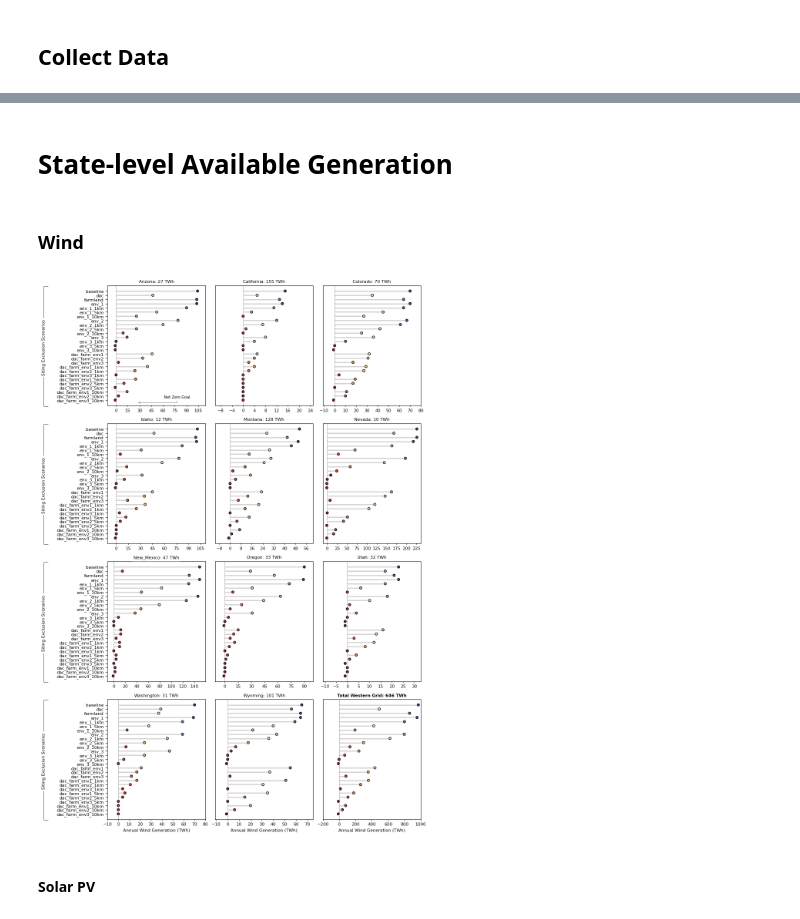
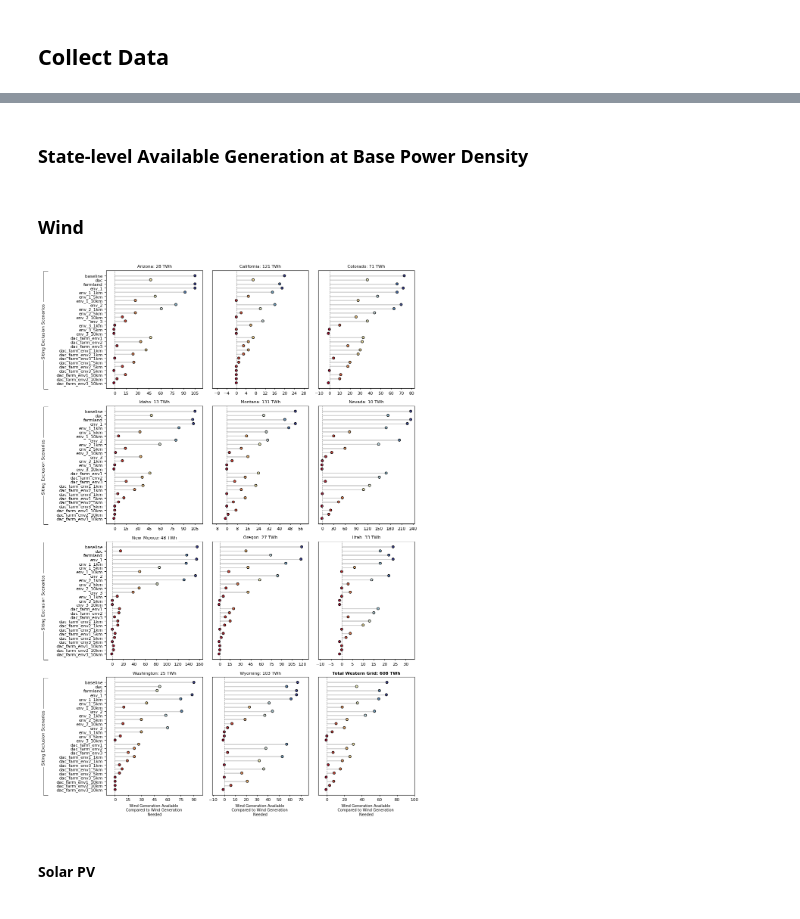
Before and after one commit to GODEEEP/mongird-etal_2024, a Jupyter notebook: notebooks/plot_generation_suitability_comparison_charts.ipynb, the cells around one changed output, grey strips where cells are left out. Cells and saved outputs as stored; diff of their text form; code cells hidden in the pictures.

```diff
--- a/notebooks/plot_generation_suitability_comparison_charts.ipynb
+++ b/notebooks/plot_generation_suitability_comparison_charts.ipynb
@@ -391,9 +418,9 @@ fig.show()
 # %% [markdown]
-# State-level Available Generation
+### State-level Available Generation at Base Power Density
 # %% [markdown]
 ### Wind
 # %%
-### height = 18
+height = 18
 width = 10.5
 
 fig = plt.figure()
@@ -436,7 +463,7 @@ for i in range(len(region_list)):
     plot_df['diff'] = plot_df['diff'].astype(int)
     my_range=range(1,len(plot_df.index)+1)
 
-    vmax =max(plot_df.total_gen.max(), plot_df.clean_grid_mwh.max())
+    vmax =max(plot_df.total_gen.max(), plot_df.target_gen.max())
 
     x_val_max = plot_df['diff'].max() + 10
     x_val_min = plot_df['diff'].min() - 10
@@ -458,69 +485,60 @@ for i in range(len(region_list)):
 
     if i in [1, 2, 4, 5, 7, 8, 10]:
         ax_list[i].tick_params(axis='y',which='both', bottom=False, top=False, left=False, labelleft=False, labelbottom=False)
-    ax_list[i].annotate(f"{region.title()}: {int(round(plot_df['clean_grid_mwh'].mean(), 0))} TWh", xy=(.5, 1.05), xytext=(.5, 1.05), xycoords='axes fraction',
+    ax_list[i].annotate(f"{region.title()}: {int(round(plot_df['target_gen'].mean(), 0))} TWh", xy=(.5, 1.05), xytext=(.5, 1.05), xycoords='axes fraction',
                         fontsize=8, ha='center', va='top',
             bbox=dict(boxstyle='square', fc='white', color='white'))
-            #arrowprops=dict(arrowstyle='-[, widthB=11.2, lengthB=2', lw=.75, color='k'))
-
 
 west_df = wind.copy()
-west_df = west_df[['analysis', 'Rank','diff', 'total_gen', 'clean_grid_mwh']].groupby(['analysis', 'Rank'], as_index=False).sum()
+west_df = west_df[west_df.tech_name_simple == 'Wind_120m'].copy()
+west_df = west_df[west_df.power_density_mw == 12]
+
+west_df = west_df[['analysis', 'Rank','diff', 'total_gen', 'target_gen']].groupby(['analysis', 'Rank'], as_index=False).sum()
+west_df['diff'] = (west_df['total_gen'] - west_df['target_gen']) / west_df['target_gen']
 west_df.sort_values(['Rank'], ascending = [False], inplace = True)
 my_range=range(1,len(west_df.index)+1)
 
-vmax =max(west_df.total_gen.max(), west_df.clean_grid_mwh.max())
+vmax =max(west_df.total_gen.max(), west_df.target_gen.max())
 
 ax_4c.hlines(y=my_range, xmin=0, xmax=west_df['diff'], color='grey', alpha=.35, lw=2)
-ax_4c.scatter(west_df['diff'], my_range, c=west_df['total_gen'], s = 20, edgecolor='black', alpha=1 ,
-                cmap='RdYlBu', vmin=-100, vmax=vmax)
+ax_4c.scatter(west_df['diff'], my_range, c=west_df['total_gen'], s = 20, edgecolor='black', alpha=1 ,cmap='RdYlBu', vmin=-100, vmax=vmax)
 ax_4c.axvline(x = 0, linestyle='dashed', color = 'gray', lw=.75)
 ax_4c.tick_params(axis='y',which='both', bottom=False, top=False, left=False, labelleft=False, labelbottom=False)
 ax_4c.tick_params(axis='x',which='both', bottom=True, top=False, labelbottom=True, size=2, labelsize=8)
-ax_4c.annotate(f"Total Western Grid: {int(round(west_df['clean_grid_mwh'].mean(), 0))} TWh", xy=(.5, 1.05), xytext=(.5, 1.05), xycoords='axes fraction',
+ax_4c.annotate(f"Total Western Grid: {int(round(west_df['target_gen'].mean(), 0))} TWh", xy=(.5, 1.05), xytext=(.5, 1.05), xycoords='axes fraction',
                         fontsize=8, ha='center', va='top', weight='bold',
                         bbox=dict(boxstyle='square', fc='white', color='white'))
 
-ax_4a.set_xlabel('Annual Wind Generation (TWh)', size=8)
-ax_4b.set_xlabel('Annual Wind Generation (TWh)', size=8)
-ax_4c.set_xlabel('Annual Wind Generation (TWh)', size=8)
+ax_4a.set_xlabel('Wind Generation Available \nCompared to Wind Generation \nNeeded', size=7)
+ax_4b.set_xlabel('Wind Generation Available \nCompared to Wind Generation \nNeeded', size=7)
+ax_4c.set_xlabel('Wind Generation Available \nCompared to Wind Generation \nNeeded', size=7)
 
-ax_4c.set_xlim(right=1000, left=-200)
-ax_1a.annotate(
-    'Net Zero Goal',
-    xy=(27, .4), xycoords='data',
-    xytext=(50, 8.5), textcoords='offset points',fontsize=7,
-    arrowprops=dict(arrowstyle="->",  lw=.4,
-                    connectionstyle="angle,angleA=90,angleB=0,rad=0"))
 
-ax_1a.annotate(
-    'Generation Potential',
-    xy=(870, 3), xycoords='data',
-    xytext=(30, 13), textcoords='offset points',fontsize=7,
-    arrowprops=dict(arrowstyle="->",  lw=.4,
-                    connectionstyle="angle,angleA=90,angleB=0,rad=3"))
+ax_4c.set_xlim(right=100, left=-10)
+
 
 ax_1a.annotate('Siting Exclusion Scenarios', xy=(-.65, .72), xytext=(-.65, .72), xycoords='axes fraction',
             fontsize=8, ha='center', va='top', rotation = 90,
             bbox=dict(boxstyle='square', fc='white', color='white'),
             arrowprops=dict(arrowstyle=']-, widthA=14, lengthA=1, angleA=90',lw=.6, color='k'))
 
 ax_2a.annotate('Siting Exclusion Scenarios', xy=(-.65, .72), xytext=(-.65, .72), xycoords='axes fraction',
             fontsize=8, ha='center', va='top', rotation = 90,
             bbox=dict(boxstyle='square', fc='white', color='white'),
             arrowprops=dict(arrowstyle=']-, widthA=14, lengthA=1, angleA=90',lw=.6, color='k'))
 ax_3a.annotate('Siting Exclusion Scenarios', xy=(-.65, .72), xytext=(-.65, .72), xycoords='axes fraction',
             fontsize=8, ha='center', va='top', rotation = 90,
             bbox=dict(boxstyle='square', fc='white', color='white'),
             arrowprops=dict(arrowstyle=']-, widthA=14, lengthA=1, angleA=90',lw=.6, color='k'))
 
 ax_4a.annotate('Siting Exclusion Scenarios', xy=(-.65, .72), xytext=(-.65, .72), xycoords='axes fraction',
             fontsize=8, ha='center', va='top', rotation = 90,
             bbox=dict(boxstyle='square', fc='white', color='white'),
             arrowprops=dict(arrowstyle=']-, widthA=14, lengthA=1, angleA=90',lw=.6, color='k'))
+plt.savefig(os.path.join(fig_dir, 'wind_state_generation_analysis.png'), dpi=300)
 
 plt.show()
 # %% [output]
-[figure, old version]
+[figure, new version]
 # %% [markdown]
 #### Solar PV
```
Also changed, not shown: parts of 24 cells of this notebook.
